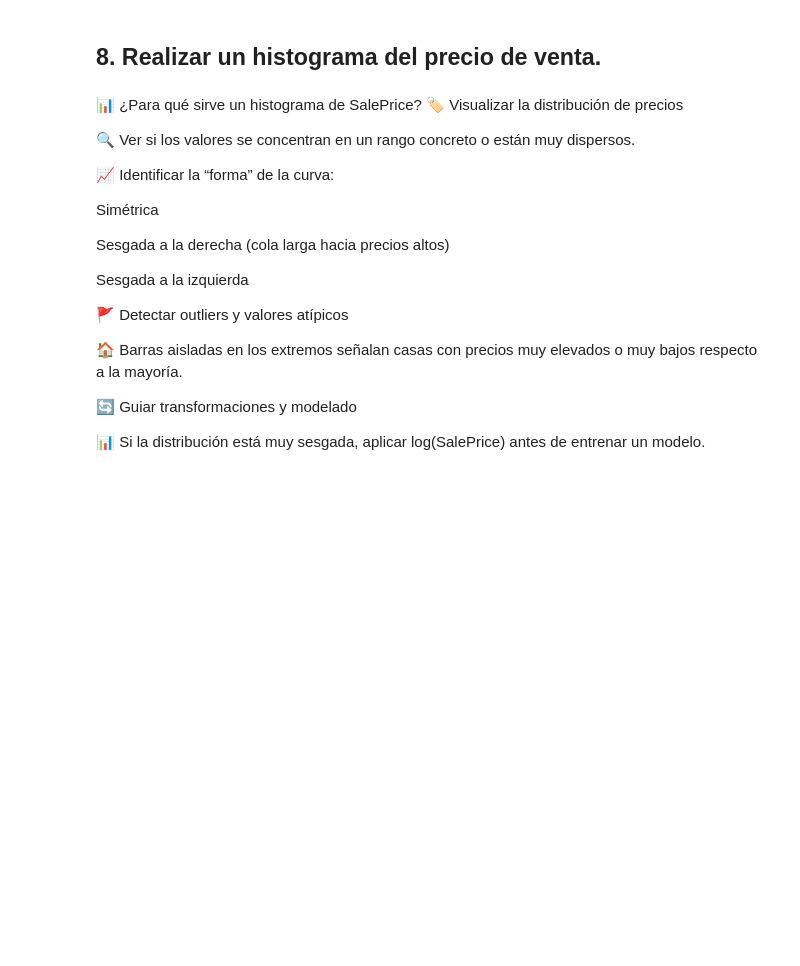
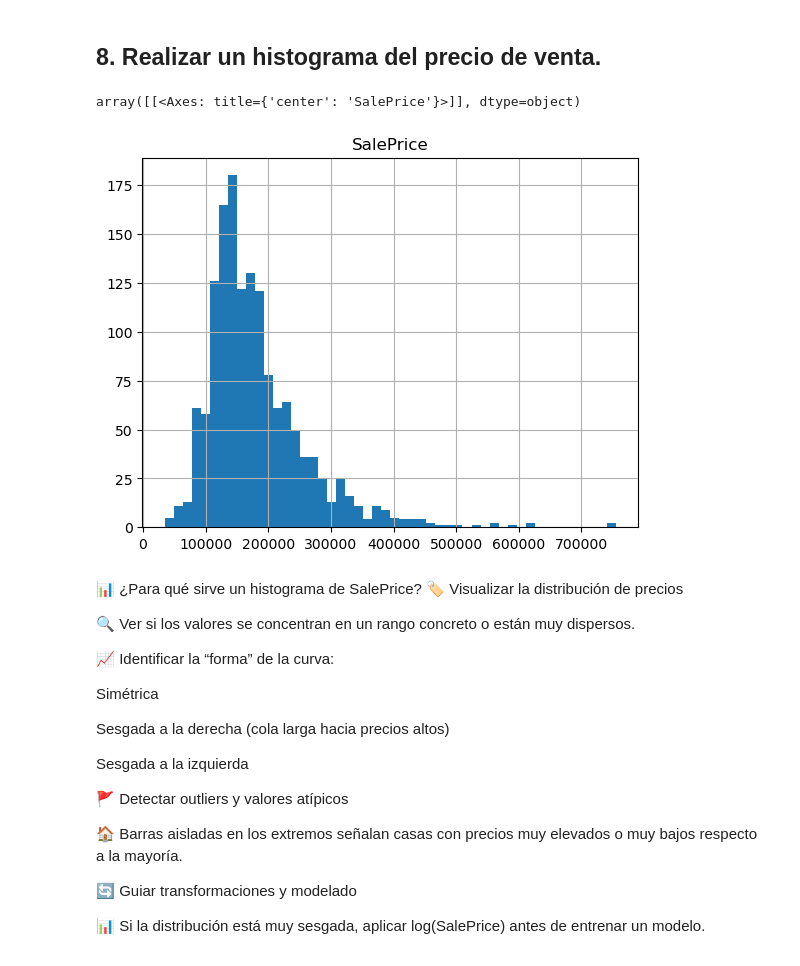
Before and after one commit to amejosecar/ia_dema, a Jupyter notebook: 07_EDA_Exploratory_Data_Analysis/Ejercicio/Planteamiento_Ejercicio_Análisis_preliminar.ipynb, the cells around one changed output. Saved outputs shown, nothing was run; the diff lists cells and outputs as text; code cells hidden in the pictures; blank space fills up the shorter version.

```diff
--- a/07_EDA_Exploratory_Data_Analysis/Ejercicio/Planteamiento_Ejercicio_Análisis_preliminar.ipynb
+++ b/07_EDA_Exploratory_Data_Analysis/Ejercicio/Planteamiento_Ejercicio_Análisis_preliminar.ipynb
@@ -332,5 +330,10 @@ plt.show()
 # %% [markdown]
 ## 8. Realizar un histograma del precio de venta.
+# %%
+df1.hist(column='SalePrice', bins=50)
+# %% [output]
+array([[<Axes: title={'center': 'SalePrice'}>]], dtype=object)
+[figure, added]
 # %% [markdown]
 📊 ¿Para qué sirve un histograma de SalePrice?
 🏷️ Visualizar la distribución de precios
```
Also changed, not shown: parts of 24 cells of this notebook, 23 other files.
